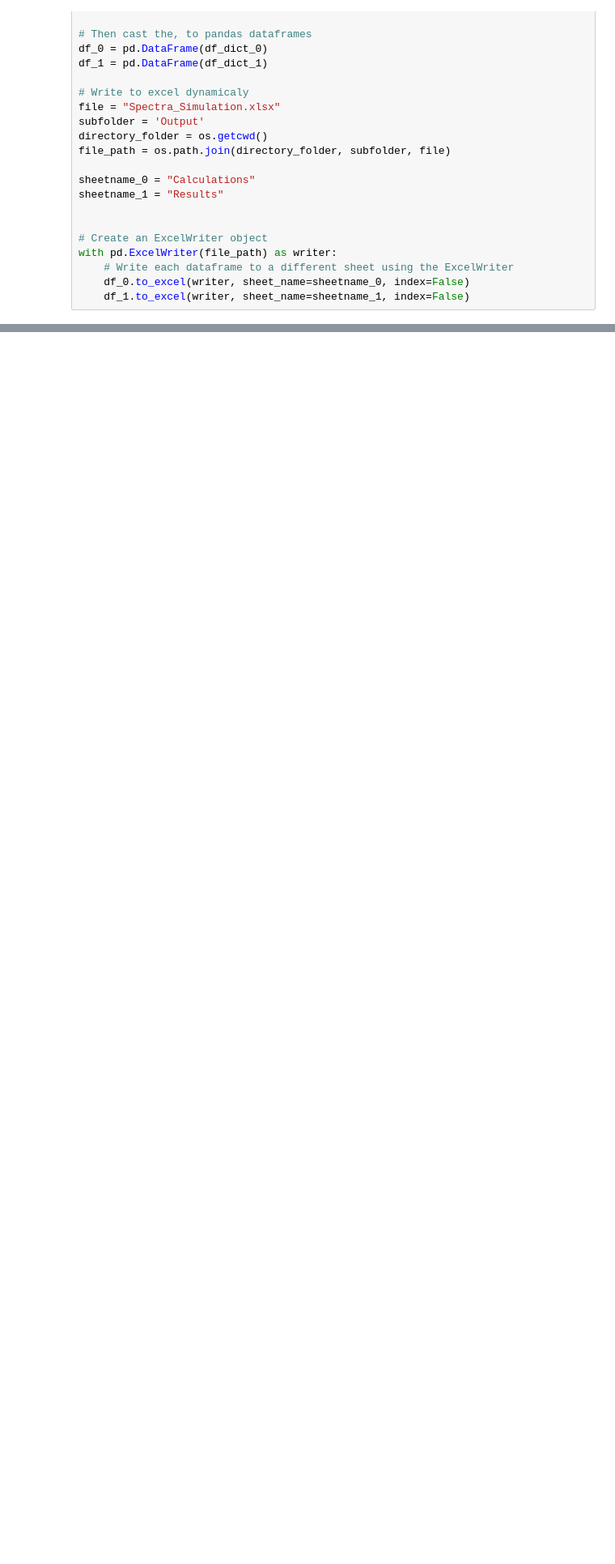
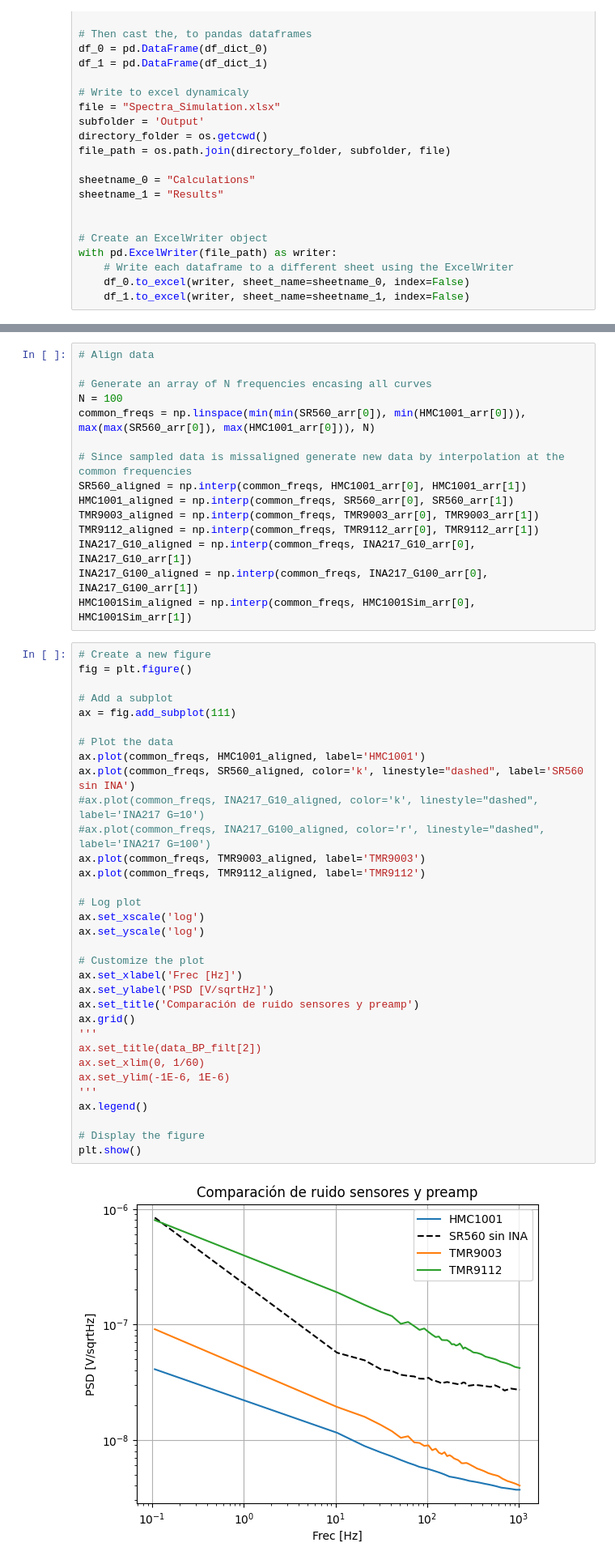
Before and after one commit to Guilldeas/General_Purpose_Analysis, a Jupyter notebook: Analysis_functions.ipynb, the cells around one changed output, grey strips where cells are left out. Shown: that part at 81% size. Saved outputs shown, nothing was run; the diff lists cells and outputs as text; blank space fills up the shorter version.

Commit message:
Added Sensor Characterization setup noise study

```diff
--- a/Analysis_functions.ipynb
+++ b/Analysis_functions.ipynb
@@ -515,0 +627,50 @@ with pd.ExcelWriter(file_path) as writer:
+# %%
+# Align data
+
+# Generate an array of N frequencies encasing all curves
+N = 100
+common_freqs = np.linspace(min(min(SR560_arr[0]), min(HMC1001_arr[0])), max(max(SR560_arr[0]), max(HMC1001_arr[0])), N)
+
+# Since sampled data is missaligned generate new data by interpolation at the common frequencies
+SR560_aligned = np.interp(common_freqs, HMC1001_arr[0], HMC1001_arr[1])
+HMC1001_aligned = np.interp(common_freqs, SR560_arr[0], SR560_arr[1])
+TMR9003_aligned = np.interp(common_freqs, TMR9003_arr[0], TMR9003_arr[1])
+TMR9112_aligned = np.interp(common_freqs, TMR9112_arr[0], TMR9112_arr[1])
+INA217_G10_aligned = np.interp(common_freqs, INA217_G10_arr[0], INA217_G10_arr[1])
+INA217_G100_aligned = np.interp(common_freqs, INA217_G100_arr[0], INA217_G100_arr[1])
+HMC1001Sim_aligned = np.interp(common_freqs, HMC1001Sim_arr[0], HMC1001Sim_arr[1])
+# %%
+# Create a new figure
+fig = plt.figure()
+
+# Add a subplot
+ax = fig.add_subplot(111)
+
+# Plot the data
+ax.plot(common_freqs, HMC1001_aligned, label='HMC1001')
+ax.plot(common_freqs, SR560_aligned, color='k', linestyle="dashed", label='SR560 sin INA')
+#ax.plot(common_freqs, INA217_G10_aligned, color='k', linestyle="dashed", label='INA217 G=10')
+#ax.plot(common_freqs, INA217_G100_aligned, color='r', linestyle="dashed", label='INA217 G=100')
+ax.plot(common_freqs, TMR9003_aligned, label='TMR9003')
+ax.plot(common_freqs, TMR9112_aligned, label='TMR9112')
+
+# Log plot
+ax.set_xscale('log')
+ax.set_yscale('log')
+
+# Customize the plot
+ax.set_xlabel('Frec [Hz]')
+ax.set_ylabel('PSD [V/sqrtHz]')
+ax.set_title('Comparación de ruido sensores y preamp')
+ax.grid()
+'''
+ax.set_title(data_BP_filt[2])
+ax.set_xlim(0, 1/60)
+ax.set_ylim(-1E-6, 1E-6)
+'''
+ax.legend()
+
+# Display the figure
+plt.show()
+# %% [output]
+[figure, added]
```
Also changed, not shown: parts of 9 cells of this notebook, 7 other files.
